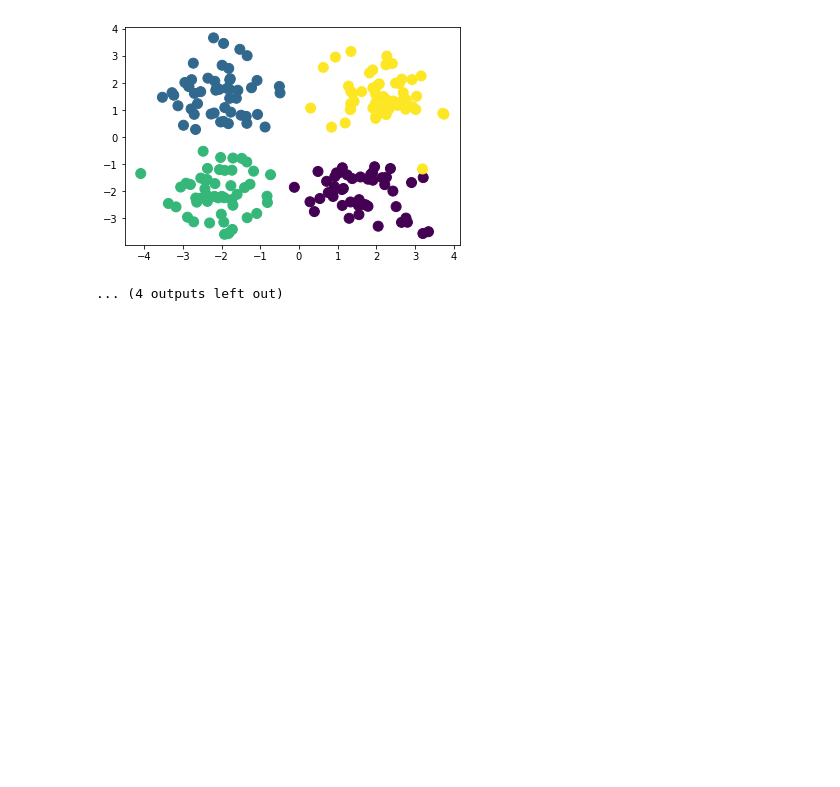
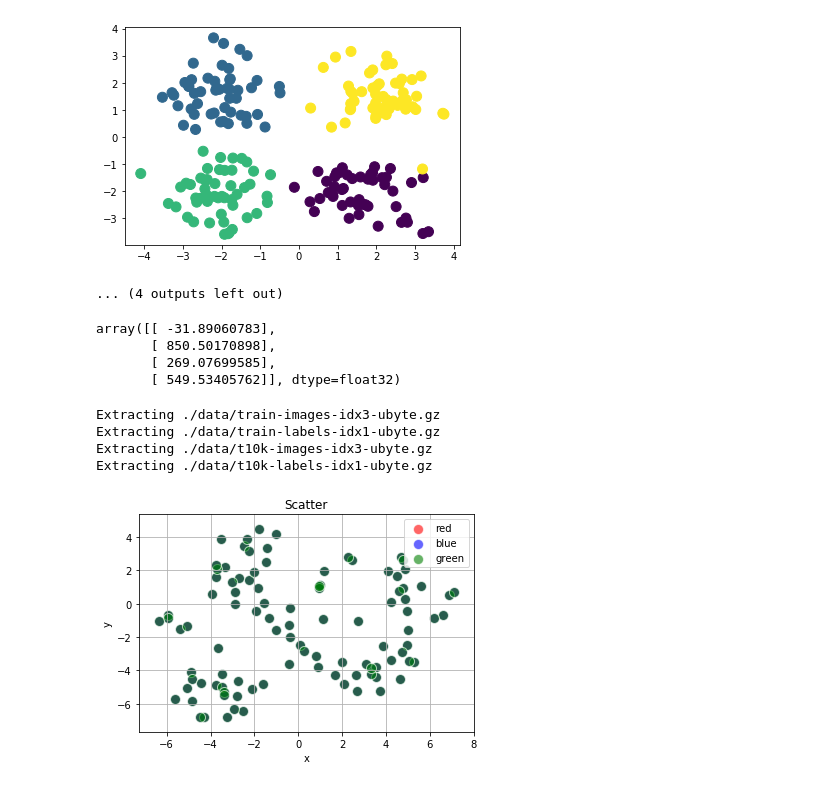
Before and after one commit to m-L-0/17b-Caoguohong-2015, a Jupyter notebook: FashionMNIST_Challenge/text.ipynb, the cells around one changed output. Saved outputs shown, nothing was run; the diff lists cells and outputs as text; code cells hidden in the pictures; blank space fills up the shorter version.

```diff
--- a/FashionMNIST_Challenge/text.ipynb
+++ b/FashionMNIST_Challenge/text.ipynb
@@ -121,3 +121,44 @@ with tf.Session() as sess:
  [ 2.11945752  1.50679498]]
 [figure]
 ... (4 outputs left out)
+# %%
+import numpy as np
+from sklearn.manifold import TSNE
+X = np.array([[0, 0, 0], [0, 1, 1], [1, 0, 1], [1, 1, 1]])
+X_embedded = TSNE(n_components=2).fit_transform(X)
+X_embedded
+# %% [output]
+array([[ -31.89060783],
+       [ 850.50170898],
+       [ 269.07699585],
+       [ 549.53405762]], dtype=float32)
+# %%
+import matplotlib.pyplot as plt
+% matplotlib inline
+import numpy as np
+from tensorflow.examples.tutorials.mnist import input_data
+mnist = input_data.read_data_sets('./data/', one_hot=True)
+X_embedded = TSNE(n_components=2).fit_transform(mnist.train.next_batch(100)[0])
+
+x=[];y=[]
+for i,j in X_embedded:
+    x.append(i)
+    y.append(j)
+
+for color in ['red','blue','green']:
+    scale=100#*np.random.rand(10)
+    plt.scatter(x,y,c=color,s=scale,label=color,alpha=0.6,edgecolors='white')
+
+plt.title('Scatter')
+plt.xlabel('x')
+plt.ylabel('y')
+plt.legend()
+plt.grid(True)
+plt.show()
+# np.random.rand(2,10)
+# %% [output]
+Extracting ./data/train-images-idx3-ubyte.gz
+Extracting ./data/train-labels-idx1-ubyte.gz
+Extracting ./data/t10k-images-idx3-ubyte.gz
+Extracting ./data/t10k-labels-idx1-ubyte.gz
+[figure, added]
```
Also changed, not shown: parts of 4 cells of this notebook, 5 other files.
